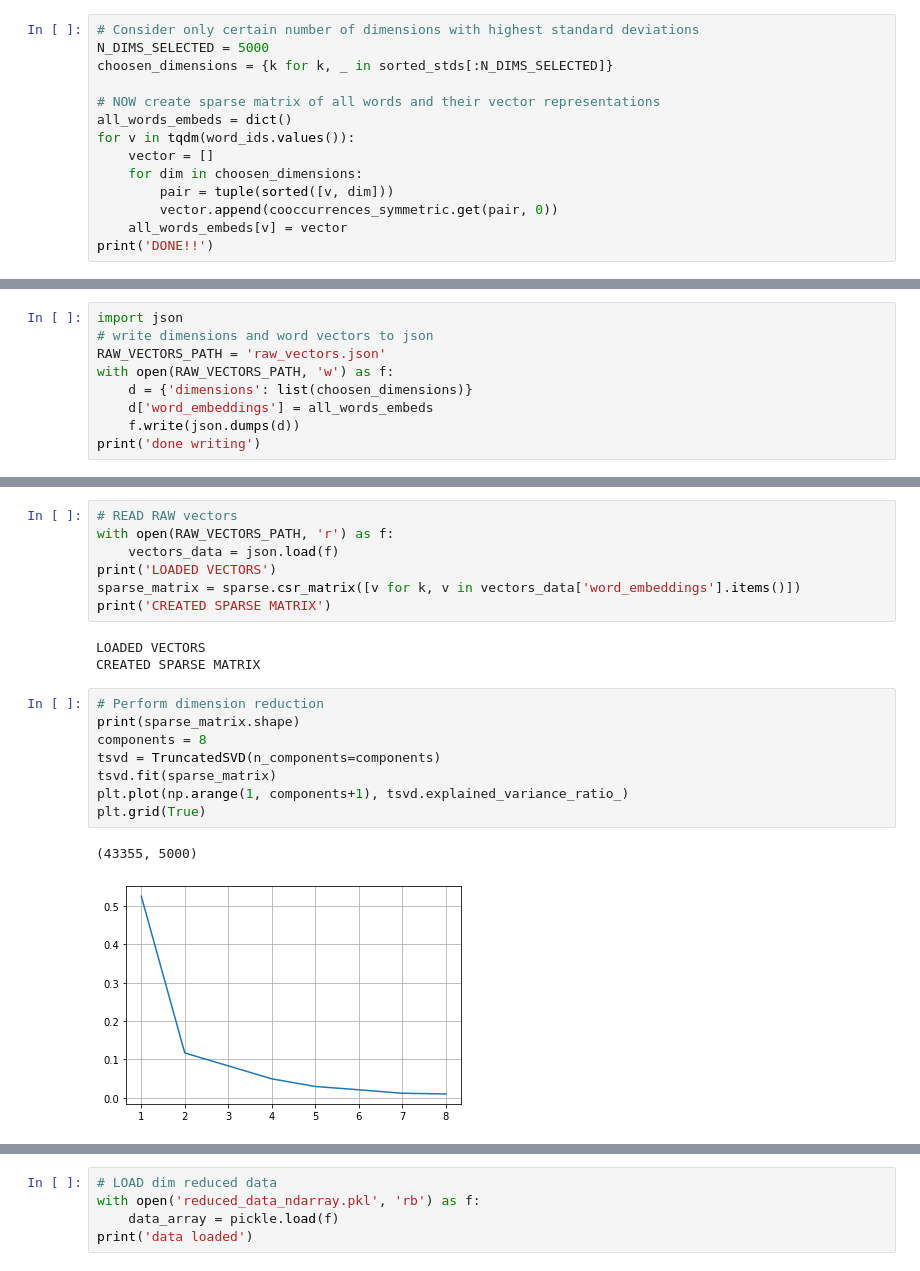
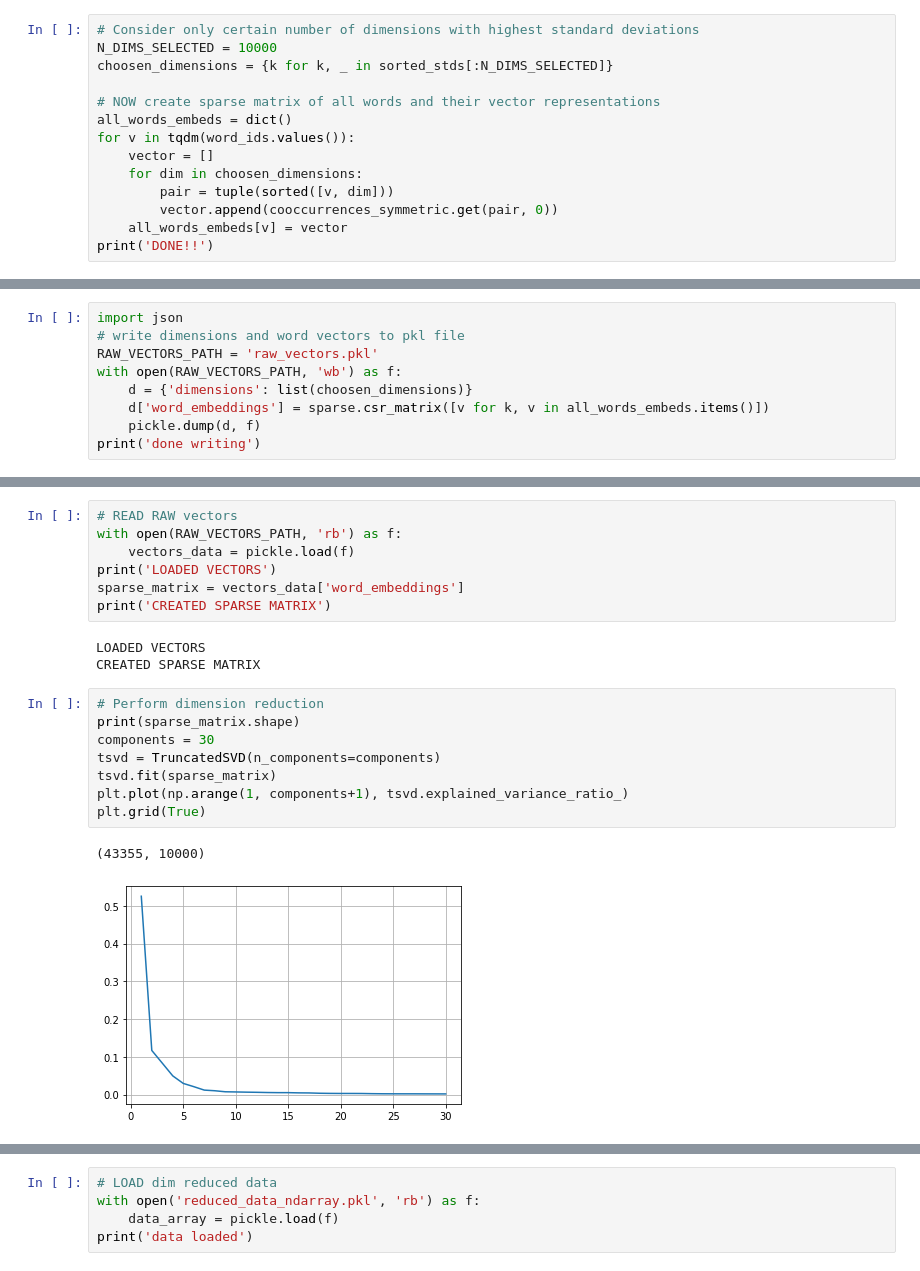
Before and after one commit to bewakes/nepali-nlp, a Jupyter notebook: Data Processing Playground.ipynb, the cells around one changed output, grey strips where cells are left out. Cells and saved outputs as stored; diff of their text form.

Commit message:
Add more raw dimensions, no better

```diff
--- a/Data Processing Playground.ipynb
+++ b/Data Processing Playground.ipynb
@@ -224,7 +224,7 @@ plt.plot(np.arange(len(choosen)), std_vals)
 [figure]
 # %%
 # Consider only certain number of dimensions with highest standard deviations
-N_DIMS_SELECTED = 5000
+N_DIMS_SELECTED = 10000
 choosen_dimensions = {k for k, _ in sorted_stds[:N_DIMS_SELECTED]}
 
 # NOW create sparse matrix of all words and their vector representations
@@ -240,21 +240,21 @@ print('DONE!!')
 DONE!!
 # %%
 import json
-# write dimensions and word vectors to json
-RAW_VECTORS_PATH = 'raw_vectors.json'
-with open(RAW_VECTORS_PATH, 'w') as f:
+# write dimensions and word vectors to pkl file
+RAW_VECTORS_PATH = 'raw_vectors.pkl'
+with open(RAW_VECTORS_PATH, 'wb') as f:
     d = {'dimensions': list(choosen_dimensions)}
-    d['word_embeddings'] = all_words_embeds
-    f.write(json.dumps(d))
+    d['word_embeddings'] = sparse.csr_matrix([v for k, v in all_words_embeds.items()])
+    pickle.dump(d, f)
 print('done writing')
 # %% [output]
 done writing
 # %%
 # READ RAW vectors
-with open(RAW_VECTORS_PATH, 'r') as f:
-    vectors_data = json.load(f)
+with open(RAW_VECTORS_PATH, 'rb') as f:
+    vectors_data = pickle.load(f)
 print('LOADED VECTORS')
-sparse_matrix = sparse.csr_matrix([v for k, v in vectors_data['word_embeddings'].items()])
+sparse_matrix = vectors_data['word_embeddings']
 print('CREATED SPARSE MATRIX')
 # %% [output]
 LOADED VECTORS
@@ -262,14 +262,14 @@ CREATED SPARSE MATRIX
 # %%
 # Perform dimension reduction
 print(sparse_matrix.shape)
-components = 8
+components = 30
 tsvd = TruncatedSVD(n_components=components)
 tsvd.fit(sparse_matrix)
 plt.plot(np.arange(1, components+1), tsvd.explained_variance_ratio_)
 plt.grid(True)
 # %% [output]
-(43355, 5000)
+(43355, 10000)
-[figure, old version]
+[figure, new version]
 # %%
 # Write the dimension reduced data to file
 transformed = tsvd.transform(sparse_matrix)
```
Also changed, not shown: parts of 2 cells of this notebook.
